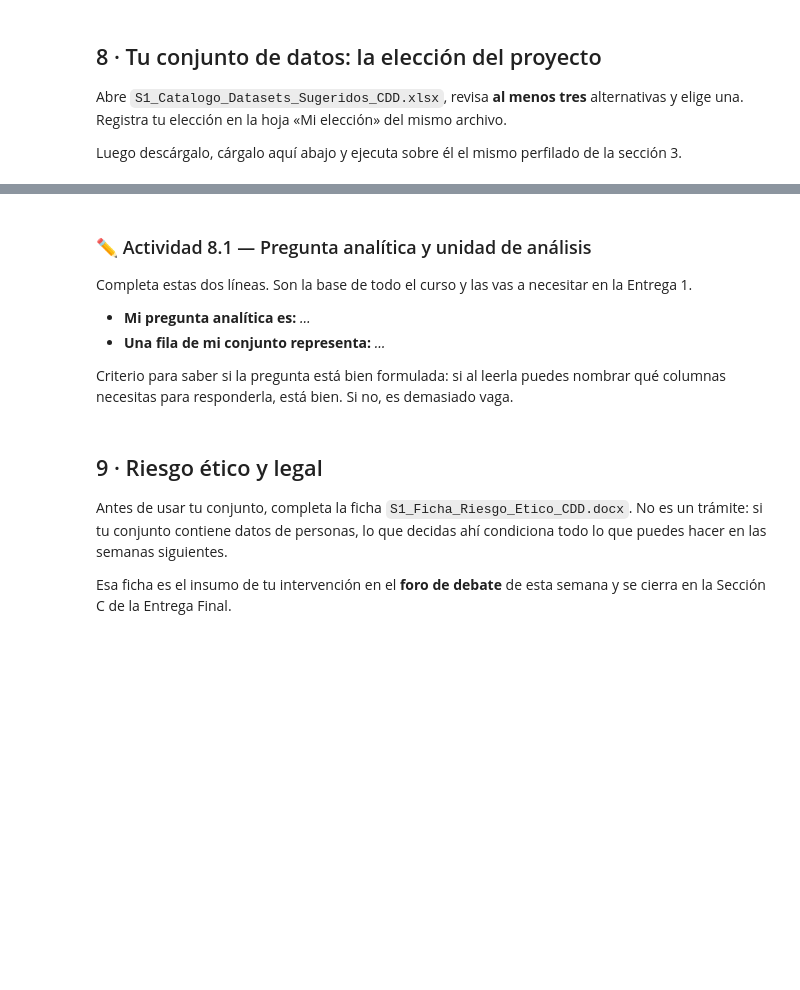
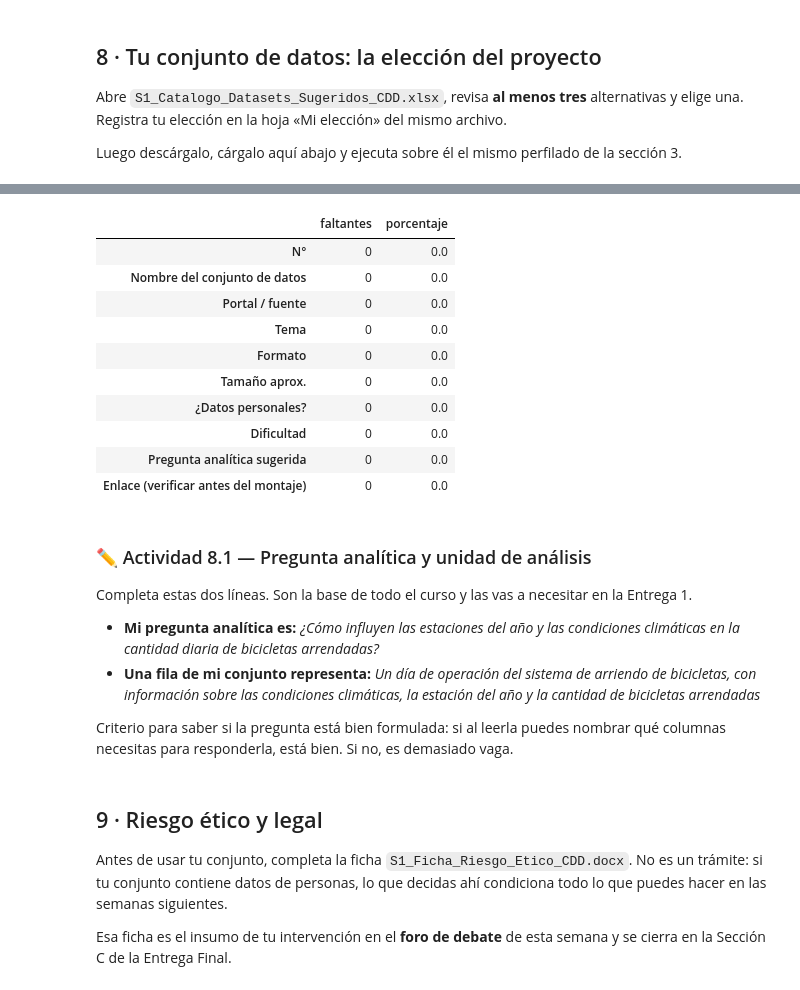
Before and after one commit to rgonzalezp-ucsc/Ciencia-de-Datos_UCSC_Rodrigo_G, a Jupyter notebook: 2_S1_Notebook_Base_CDD_GONZALEZ_RODRIGO.ipynb, the cells around one changed output, grey strips where cells are left out. Cells and saved outputs as stored; diff of their text form; code cells hidden in the pictures; blank space fills up the shorter version.

```diff
--- a/2_S1_Notebook_Base_CDD_GONZALEZ_RODRIGO.ipynb
+++ b/2_S1_Notebook_Base_CDD_GONZALEZ_RODRIGO.ipynb
@@ -551,10 +588,30 @@ Luego descárgalo, cárgalo aquí abajo y ejecuta sobre él el mismo perfilado d
+# %%
+# b) Valores faltantes por columna
+faltantes = mi_dataset.isna().sum().to_frame('faltantes')
+faltantes['porcentaje'] = (
+    faltantes['faltantes'] / len(mi_dataset) * 100
+).round(2)
+
+faltantes.sort_values('faltantes', ascending=False)
+# %% [output]
+|  | faltantes | porcentaje |
+| N° | 0 | 0.0 |
+| Nombre del conjunto de datos | 0 | 0.0 |
+| Portal / fuente | 0 | 0.0 |
+| Tema | 0 | 0.0 |
+| Formato | 0 | 0.0 |
+| Tamaño aprox. | 0 | 0.0 |
+| ¿Datos personales? | 0 | 0.0 |
+| Dificultad | 0 | 0.0 |
+| Pregunta analítica sugerida | 0 | 0.0 |
+| Enlace (verificar antes del montaje) | 0 | 0.0 |
 # %% [markdown]
 ### ✏️ Actividad 8.1 — Pregunta analítica y unidad de análisis
 
 Completa estas dos líneas. Son la base de todo el curso y las vas a necesitar en la Entrega 1.
 
-- **Mi pregunta analítica es:** _…_
-- **Una fila de mi conjunto representa:** _…_
+- **Mi pregunta analítica es:** _¿Cómo influyen las estaciones del año y las condiciones climáticas en la cantidad diaria de bicicletas arrendadas?_
+- **Una fila de mi conjunto representa:** _Un día de operación del sistema de arriendo de bicicletas, con información sobre las condiciones climáticas, la estación del año y la cantidad de bicicletas arrendadas_
 
 Criterio para saber si la pregunta está bien formulada: si al leerla puedes nombrar qué columnas necesitas para responderla, está bien. Si no, es demasiado vaga.
 # %% [markdown]
```
Also changed, not shown: parts of 4 cells of this notebook.
